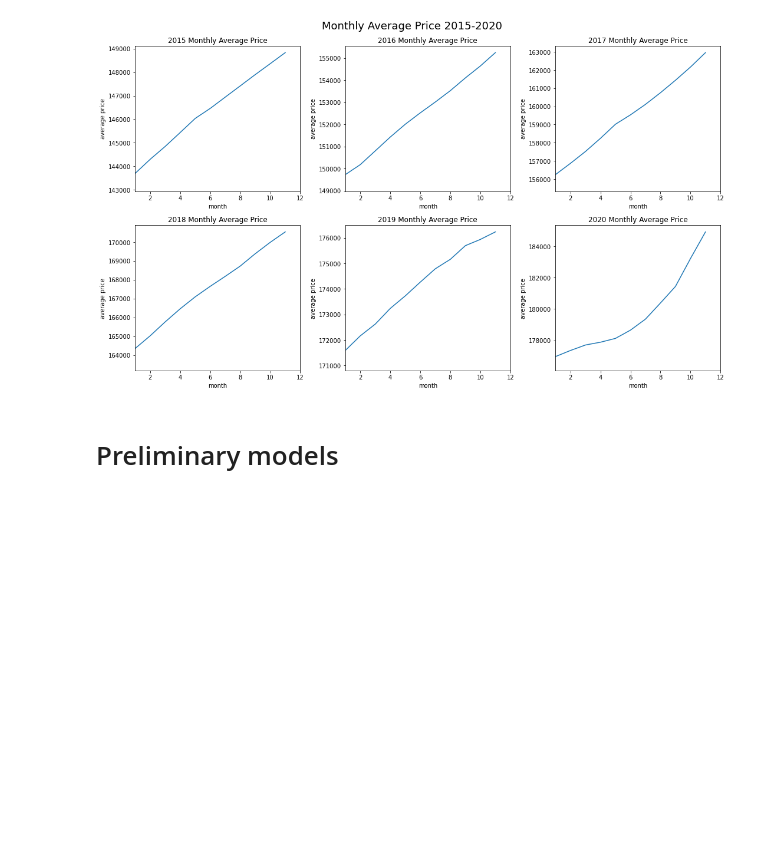
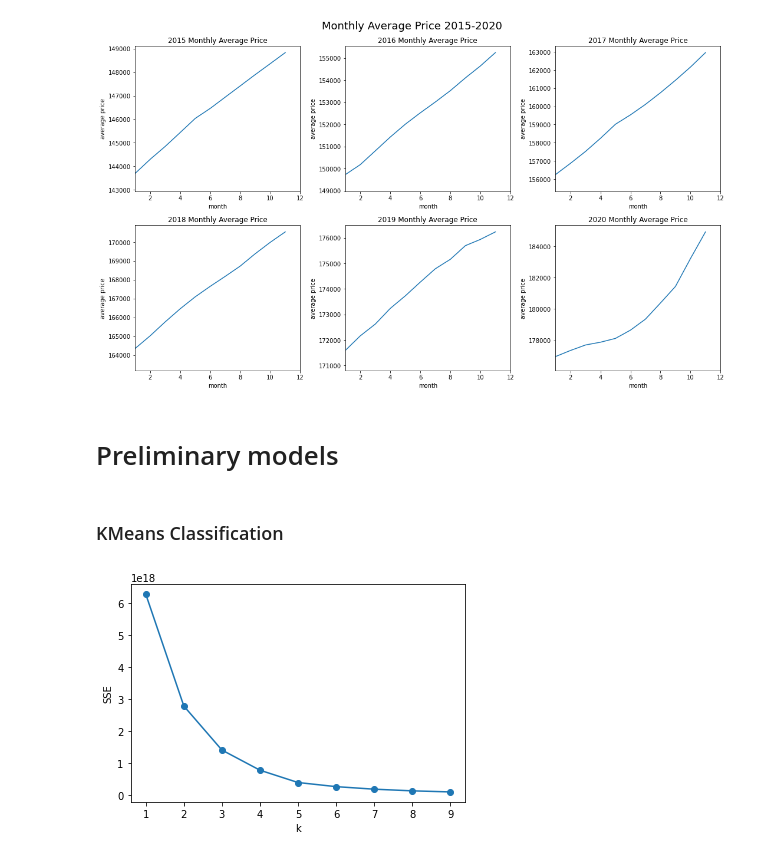
Before and after one commit to Adrianne-Fu/Orie-4741-Project, a Jupyter notebook: midterm code.ipynb, the cells around one changed output. Cells and saved outputs as stored; diff of their text form; code cells hidden in the pictures; blank space fills up the shorter version.

```diff
--- a/midterm code.ipynb
+++ b/midterm code.ipynb
@@ -108,5 +109,20 @@ plt.suptitle('Monthly Average Price 2015-2020', fontsize=18)
 plt.tight_layout()
 # %% [output]
 [figure]
-# %% [markdown]
-# Preliminary models
+# %% [markdown]
+# Preliminary models
+# %% [markdown]
+### KMeans Classification
+# %%
+SSE = []  # Sum of squared error
+for k in range(1, 10):
+    estimator = KMeans(init = 'k-means++', n_clusters = k)
+    estimator.fit(df.iloc[:,189:].dropna())
+    SSE.append(estimator.inertia_)
+X = range(1, 10)
+plt.xlabel('k')
+plt.ylabel('SSE')
+plt.plot(X, SSE, 'o-')
+plt.show()
+# %% [output]
+[figure, added]
```
Also changed, not shown: parts of 2 cells of this notebook.
